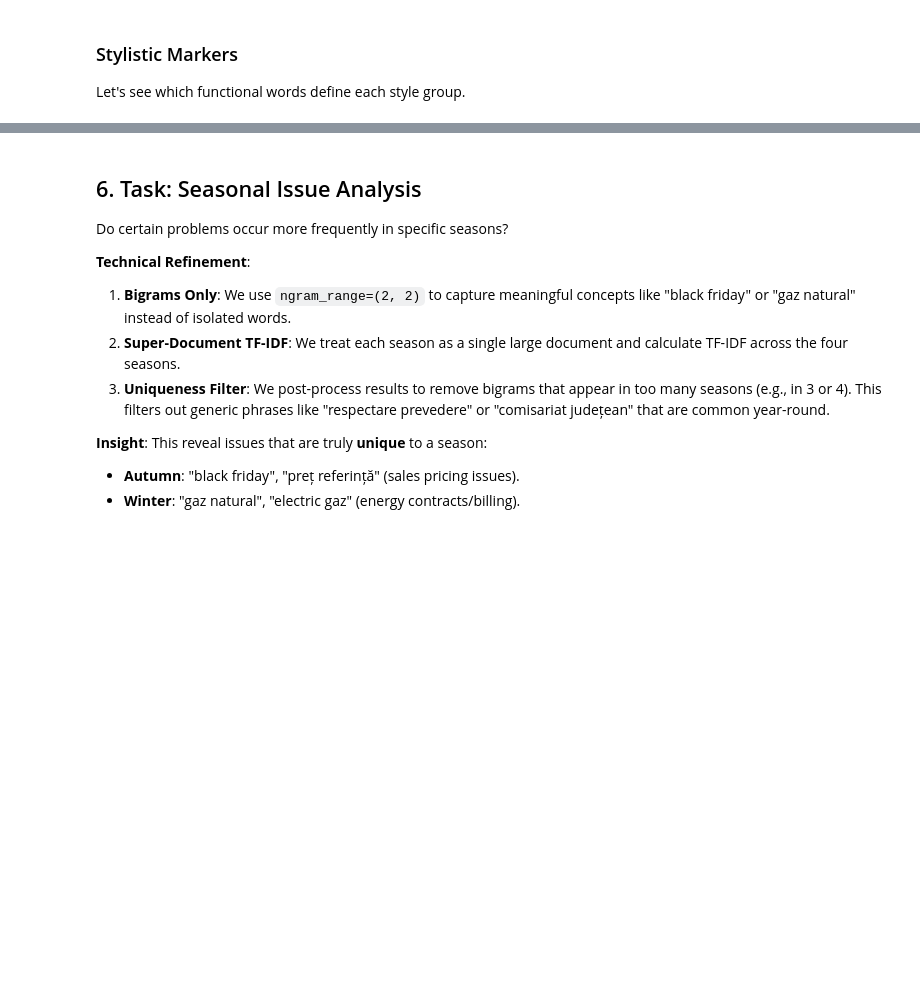
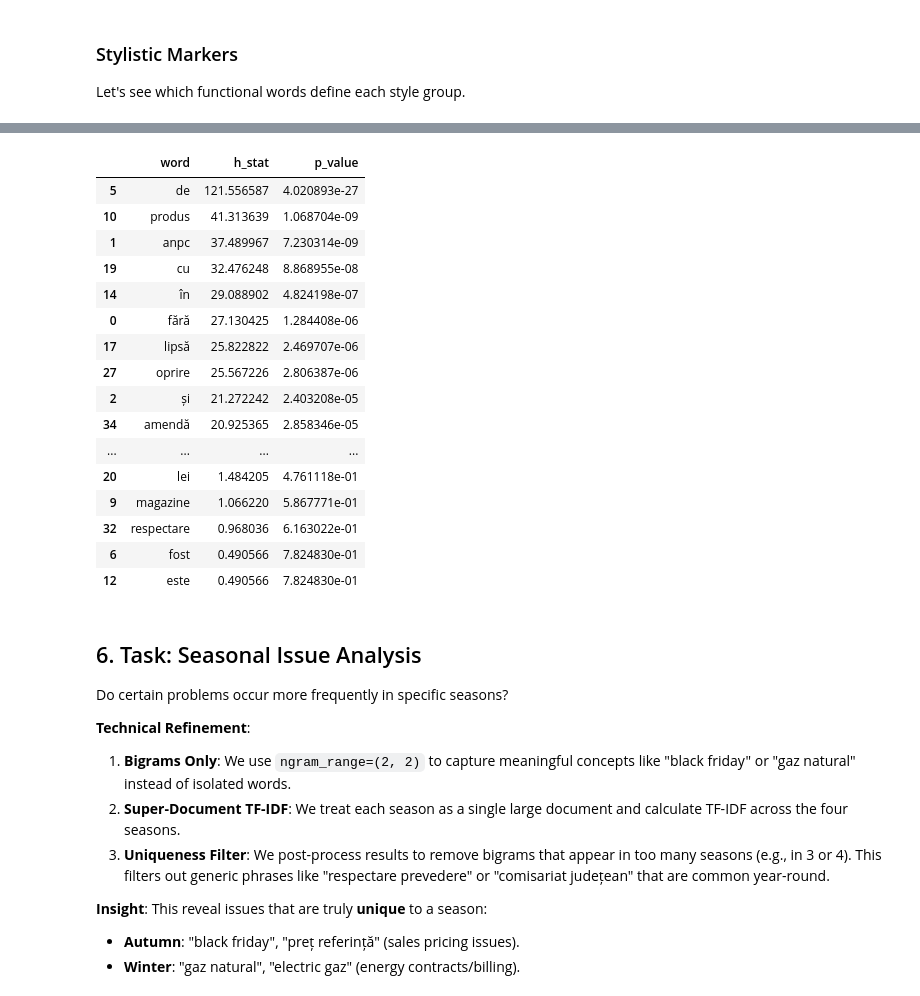
Before and after one commit to mcmarius/inlp, a Jupyter notebook: 04_word_representations/notebooks/01_sparse_representations.ipynb, the cells around one changed output, grey strips where cells are left out. Saved outputs shown, nothing was run; the diff lists cells and outputs as text; code cells hidden in the pictures; blank space fills up the shorter version.

Commit message:
feat(04_word_representations): enhance authorship identification with stylometry insights

```diff
--- a/04_word_representations/notebooks/01_sparse_representations.ipynb
+++ b/04_word_representations/notebooks/01_sparse_representations.ipynb
@@ -111,3 +112,23 @@ Style Group 2: și, de, o, acest, magazine, în, constatat, neconformitate, toat
+# %%
+author_id.test_significance(documents)
+# %% [output]
+|  | word | h_stat | p_value |
+| 5 | de | 121.556587 | 4.020893e-27 |
+| 10 | produs | 41.313639 | 1.068704e-09 |
+| 1 | anpc | 37.489967 | 7.230314e-09 |
+| 19 | cu | 32.476248 | 8.868955e-08 |
+| 14 | în | 29.088902 | 4.824198e-07 |
+| 0 | fără | 27.130425 | 1.284408e-06 |
+| 17 | lipsă | 25.822822 | 2.469707e-06 |
+| 27 | oprire | 25.567226 | 2.806387e-06 |
+| 2 | și | 21.272242 | 2.403208e-05 |
+| 34 | amendă | 20.925365 | 2.858346e-05 |
+| ... | ... | ... | ... |
+| 20 | lei | 1.484205 | 4.761118e-01 |
+| 9 | magazine | 1.066220 | 5.867771e-01 |
+| 32 | respectare | 0.968036 | 6.163022e-01 |
+| 6 | fost | 0.490566 | 7.824830e-01 |
+| 12 | este | 0.490566 | 7.824830e-01 |
 # %% [markdown]
 ## 6. Task: Seasonal Issue Analysis
 
```
Also changed, not shown: parts of 3 cells of this notebook, 3 other files.
